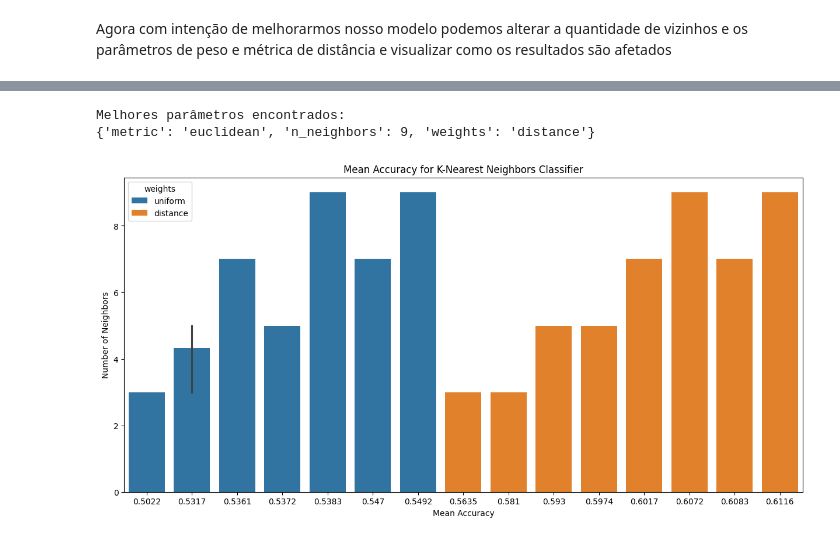
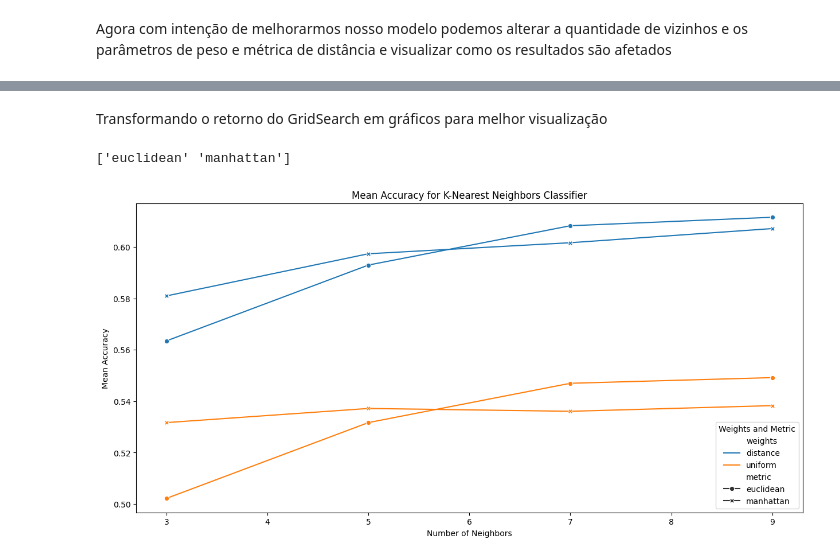
Before and after one commit to PabloNvnes/Algoritmo-KNN, a Jupyter notebook: main.ipynb, the cells around one changed output, grey strips where cells are left out. Saved outputs shown, nothing was run; the diff lists cells and outputs as text; code cells hidden in the pictures.

```diff
--- a/main.ipynb
+++ b/main.ipynb
@@ -230,89 +298,32 @@ Agora com intenção de melhorarmos nosso modelo podemos alterar a quantidade de
+# %% [markdown]
+Transformando o retorno do GridSearch em gráficos para melhor visualização
 # %%
-from sklearn.model_selection import GridSearchCV
-
-# Definir os parâmetros para o GridSearchCV
-param_grid = {
-    'n_neighbors': [3, 5, 7, 9],
-    'weights': ['uniform', 'distance'],
-    'metric': ['euclidean', 'manhattan', 'minkowski']
-}
-
-# Instanciar o classificador
-knn = KNeighborsClassifier()
-
-# Definir os scorers
-scorers = {
-    'precision_score': make_scorer(precision_score, average='weighted', zero_division=0),
-    'recall_score': make_scorer(recall_score, average='weighted', zero_division=0),
-    'f1_score': make_scorer(f1_score, average='weighted', zero_division=0),
-    'accuracy_score': 'accuracy'
-}
-
-# Instanciar o GridSearchCV
-grid_search = GridSearchCV(knn, param_grid, cv=5, n_jobs=-1, scoring=scorers, refit='accuracy_score', return_train_score=True)
-
-# Treinar o modelo
-grid_search.fit(X_train, y_train)
-
-# Melhores parâmetros
-print("Melhores parâmetros encontrados:")
-print(grid_search.best_params_)
-print()
-
 # Fazer um gráfico com os resultados do GridSearchCV
 results = pd.DataFrame(grid_search.cv_results_)
-results = results.sort_values(by='rank_test_accuracy_score')
-results = results[['param_n_neighbors', 'param_weights', 'param_metric', 'mean_test_accuracy_score', 'mean_test_precision_score', 'mean_test_recall_score', 'mean_test_f1_score']]
+results = results.sort_values(by='rank_test_score')
+results = results[['param_n_neighbors', 'param_weights', 'param_metric', 'mean_test_score']]
 results = results.rename(columns={
     'param_n_neighbors': 'n_neighbors',
     'param_weights': 'weights',
     'param_metric': 'metric',
-    'mean_test_accuracy_score': 'mean_accuracy',
-    'mean_test_precision_score': 'mean_precision',
-    'mean_test_recall_score': 'mean_recall',
-    'mean_test_f1_score': 'mean_f1_score'
+    'mean_test_score': 'mean_accuracy'
 })
 results['n_neighbors'] = results['n_neighbors'].astype(int)
 results['weights'] = results['weights'].astype(str)
 results['metric'] = results['metric'].astype(str)
 results['mean_accuracy'] = results['mean_accuracy'].round(4)
-results['mean_precision'] = results['mean_precision'].round(4)
-results['mean_recall'] = results['mean_recall'].round(4)
-results['mean_f1_score'] = results['mean_f1_score'].round(4)
 
-# Plotar gráficos de linha para cada métrica
+# Verificar se todos os parâmetros estão presentes
+print(results['metric'].unique())
+
+# Plotar gráficos de linha para a métrica de acurácia
 plt.figure(figsize=(15, 7))
 sns.lineplot(data=results, x='n_neighbors', y='mean_accuracy', hue='weights', style='metric', markers=True, dashes=False)
 plt.title('Mean Accuracy for K-Nearest Neighbors Classifier')
 plt.xlabel('Number of Neighbors')
 plt.ylabel('Mean Accuracy')
 plt.legend(title='Weights and Metric')
 plt.show()
-
-plt.figure(figsize=(15, 7))
-sns.lineplot(data=results, x='n_neighbors', y='mean_precision', hue='weights', style='metric', markers=True, dashes=False)
-plt.title('Mean Precision for K-Nearest Neighbors Classifier')
-plt.xlabel('Number of Neighbors')
-plt.ylabel('Mean Precision')
-plt.legend(title='Weights and Metric')
-plt.show()
-
-plt.figure(figsize=(15, 7))
-sns.lineplot(data=results, x='n_neighbors', y='mean_recall', hue='weights', style='metric', markers=True, dashes=False)
-plt.title('Mean Recall for K-Nearest Neighbors Classifier')
-plt.xlabel('Number of Neighbors')
-plt.ylabel('Mean Recall')
-plt.legend(title='Weights and Metric')
-plt.show()
-
-plt.figure(figsize=(15, 7))
-sns.lineplot(data=results, x='n_neighbors', y='mean_f1_score', hue='weights', style='metric', markers=True, dashes=False)
-plt.title('Mean F1 Score for K-Nearest Neighbors Classifier')
-plt.xlabel('Number of Neighbors')
-plt.ylabel('Mean F1 Score')
-plt.legend(title='Weights and Metric')
-plt.show()
 # %% [output]
-Melhores parâmetros encontrados:
-{'metric': 'euclidean', 'n_neighbors': 9, 'weights': 'distance'}
+['euclidean' 'manhattan']
-[figure, old version]
+[figure, new version]
```
Also changed, not shown: parts of 6 cells of this notebook.
